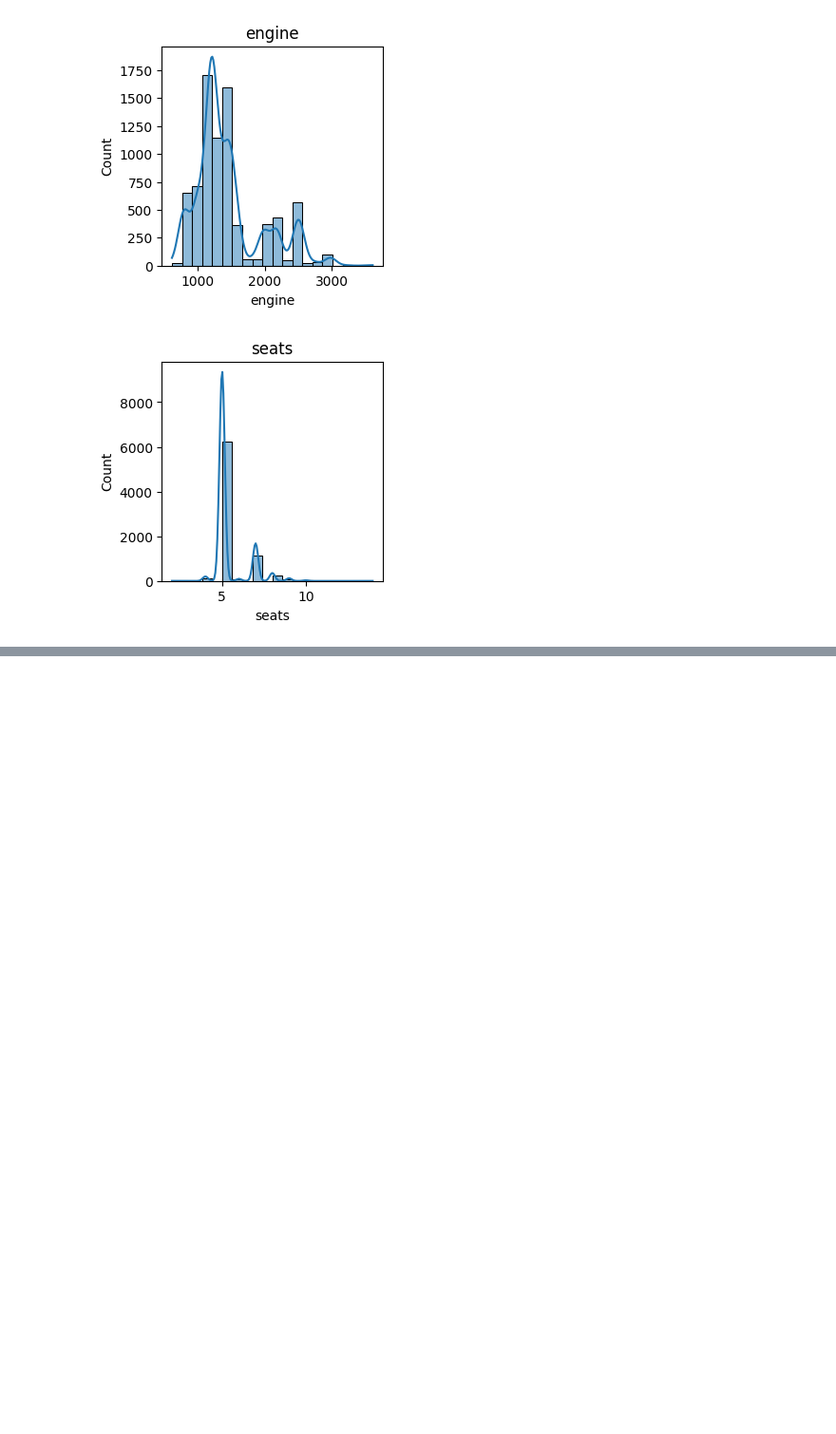
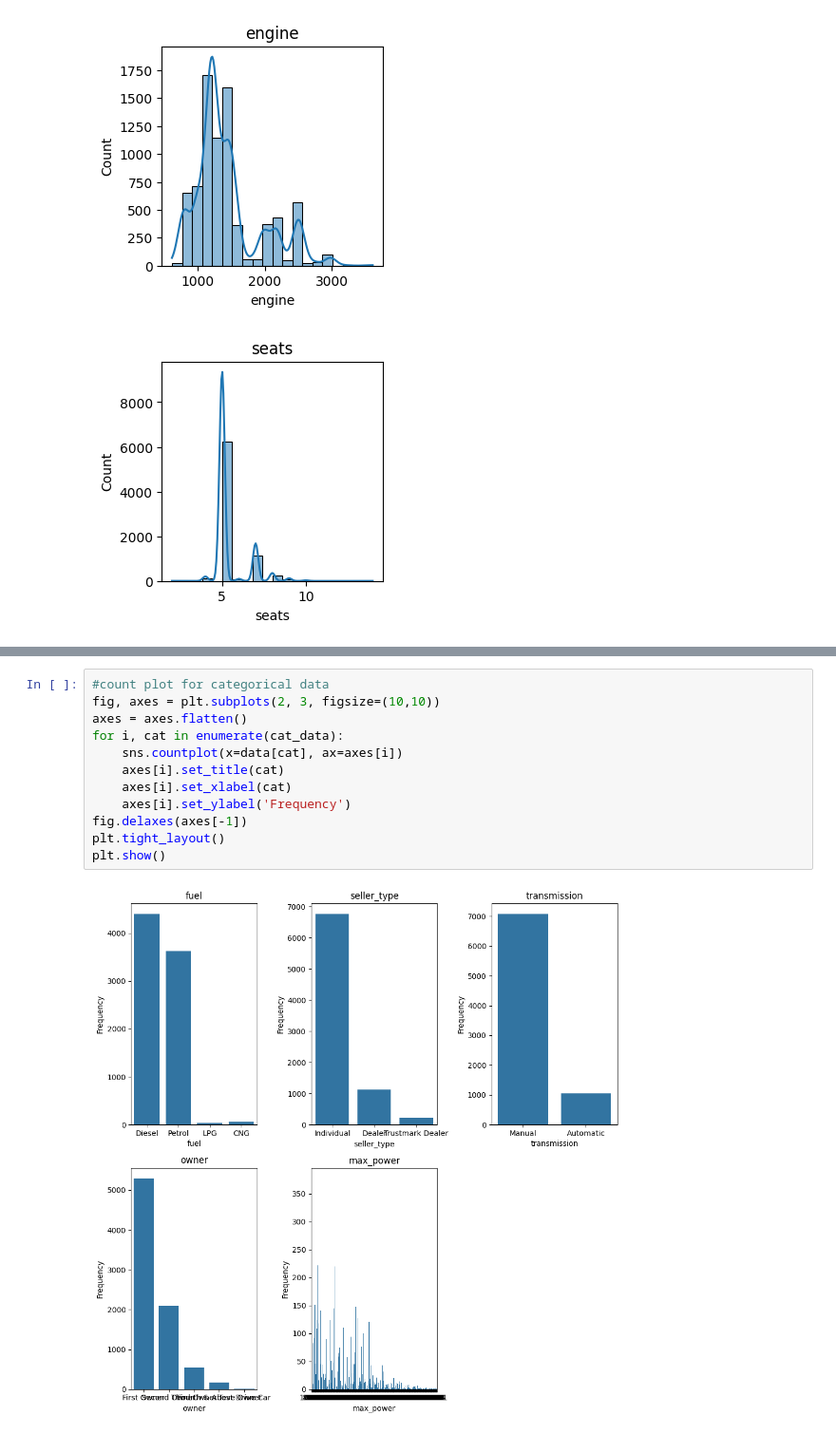
Before and after one commit to rosonacharya/car-predict, a Jupyter notebook: Notebook/EDA.ipynb, the cells around one changed output, grey strips where cells are left out. Shown: that part at 95% size. Drawn from its saved outputs; the diff is of its cells as text; blank space fills up the shorter version.

```diff
--- a/Notebook/EDA.ipynb
+++ b/Notebook/EDA.ipynb
@@ -40,0 +56,14 @@ for col in num_data:
+# %%
+#count plot for categorical data
+fig, axes = plt.subplots(2, 3, figsize=(10,10))
+axes = axes.flatten()
+for i, cat in enumerate(cat_data):
+    sns.countplot(x=data[cat], ax=axes[i])
+    axes[i].set_title(cat)
+    axes[i].set_xlabel(cat)
+    axes[i].set_ylabel('Frequency')
+fig.delaxes(axes[-1])
+plt.tight_layout()
+plt.show()
+# %% [output]
+[figure, added]
```
Also changed, not shown: parts of 10 cells of this notebook, 2 other files.
